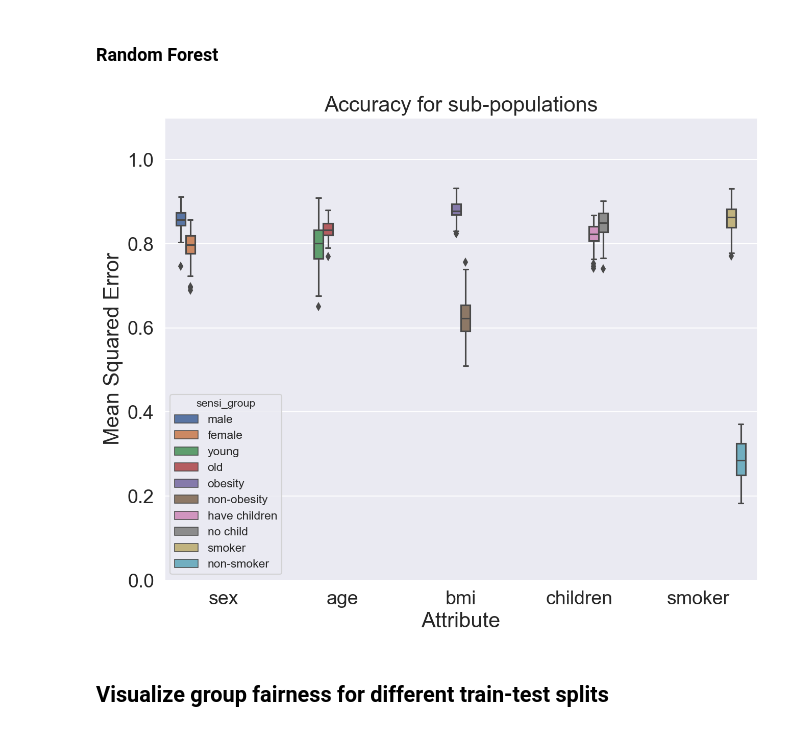
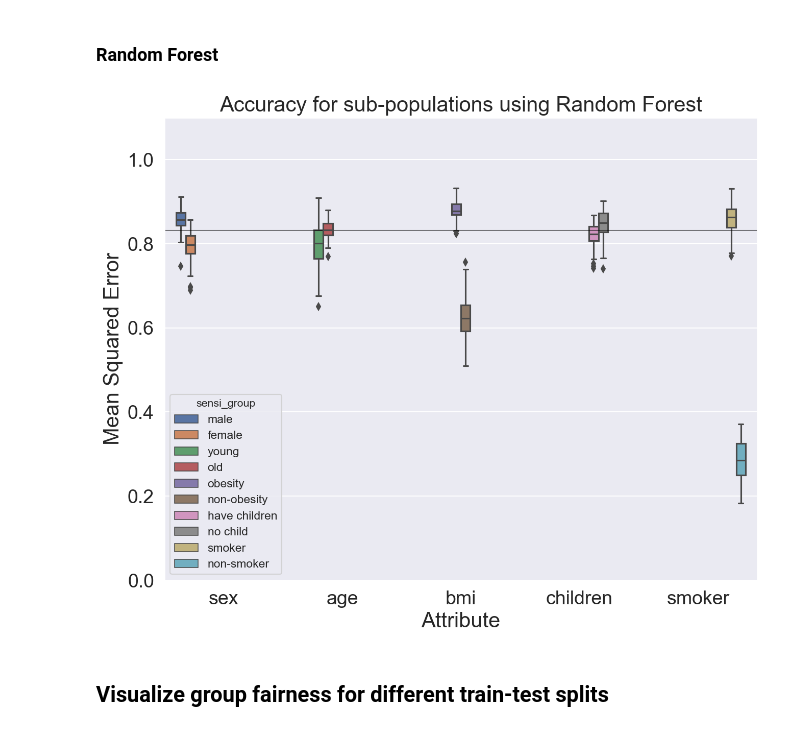
Before and after one commit to zaneddennis/RDS-Project, a Jupyter notebook: Fairness_Diversity_Analysis.ipynb, the cells around one changed output. Cells and saved outputs as stored; diff of their text form; code cells hidden in the pictures.

```diff
--- a/Fairness_Diversity_Analysis.ipynb
+++ b/Fairness_Diversity_Analysis.ipynb
@@ -227,16 +231,18 @@ plt.savefig("Accuracy_pl.png")
 # %%
 plt.figure(figsize=[10,8],dpi=150)
 sns.set(style="darkgrid")
 sns.boxplot(x="sensi_att", y="group_acc", hue="sensi_group", data=rf_res)
+avg_acc = sum(rf_res["overall_acc"].unique()) / len(rf_res["overall_acc"].unique())
+plt.plot([-1,5],[avg_acc, avg_acc], color="black", linewidth=0.5)
 plt.xlabel("Attribute", fontsize=20)
 plt.ylabel("Mean Squared Error", fontsize=20)
 plt.xticks(fontsize=18)
 plt.yticks(fontsize=18)
 plt.ylim([0,1.1])
-plt.title("Accuracy for sub-populations", fontsize=20)
+plt.title("Accuracy for sub-populations using Random Forest", fontsize=20)
 plt.savefig("Accuracy_rf.png")
 # %% [output]
-[figure, old version]
+[figure, new version]
 # %% [markdown]
 ## Visualize group fairness for different train-test splits
 # %% [markdown]
```
Also changed, not shown: parts of 6 cells of this notebook, 3 other files.
